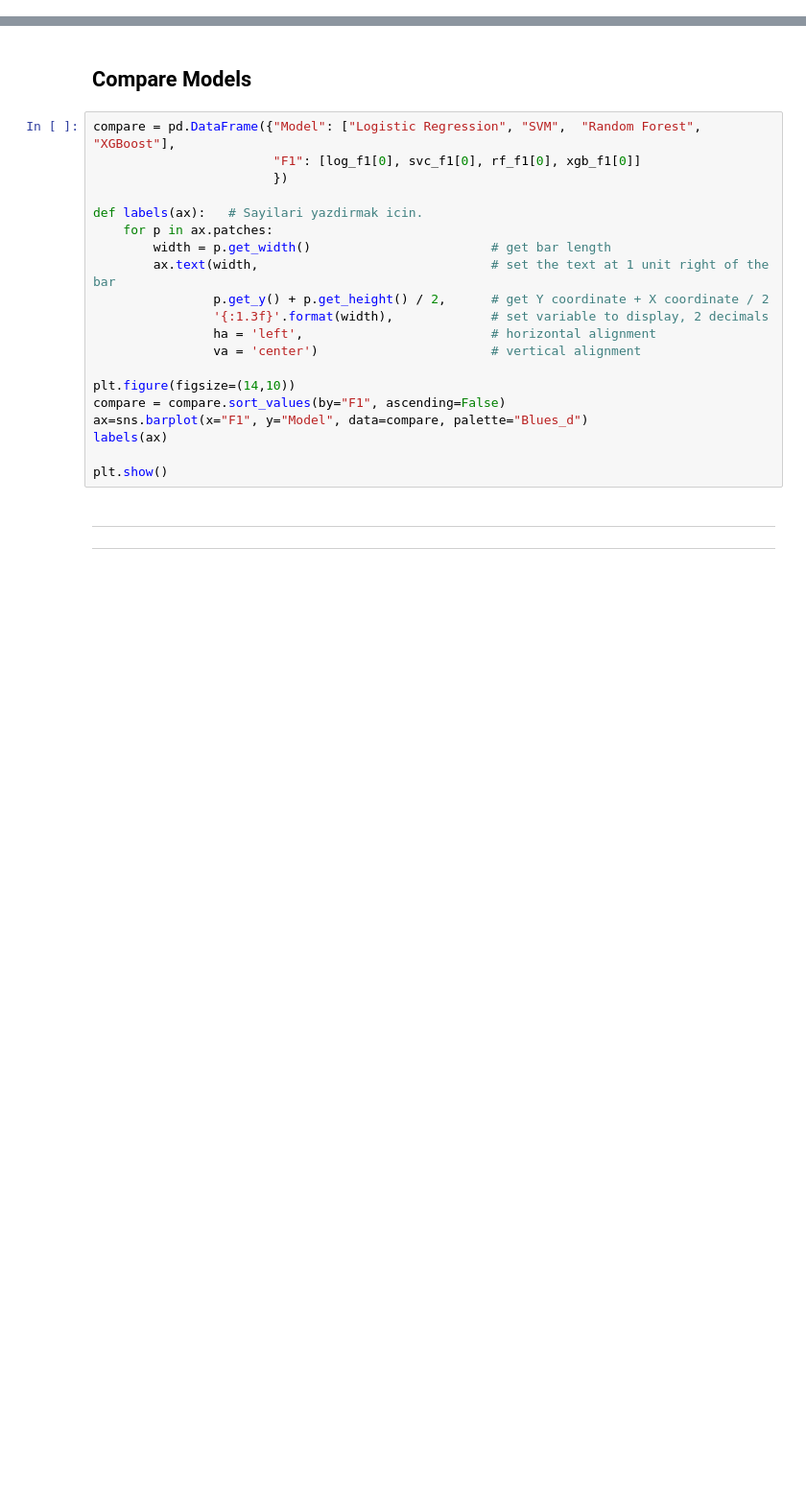
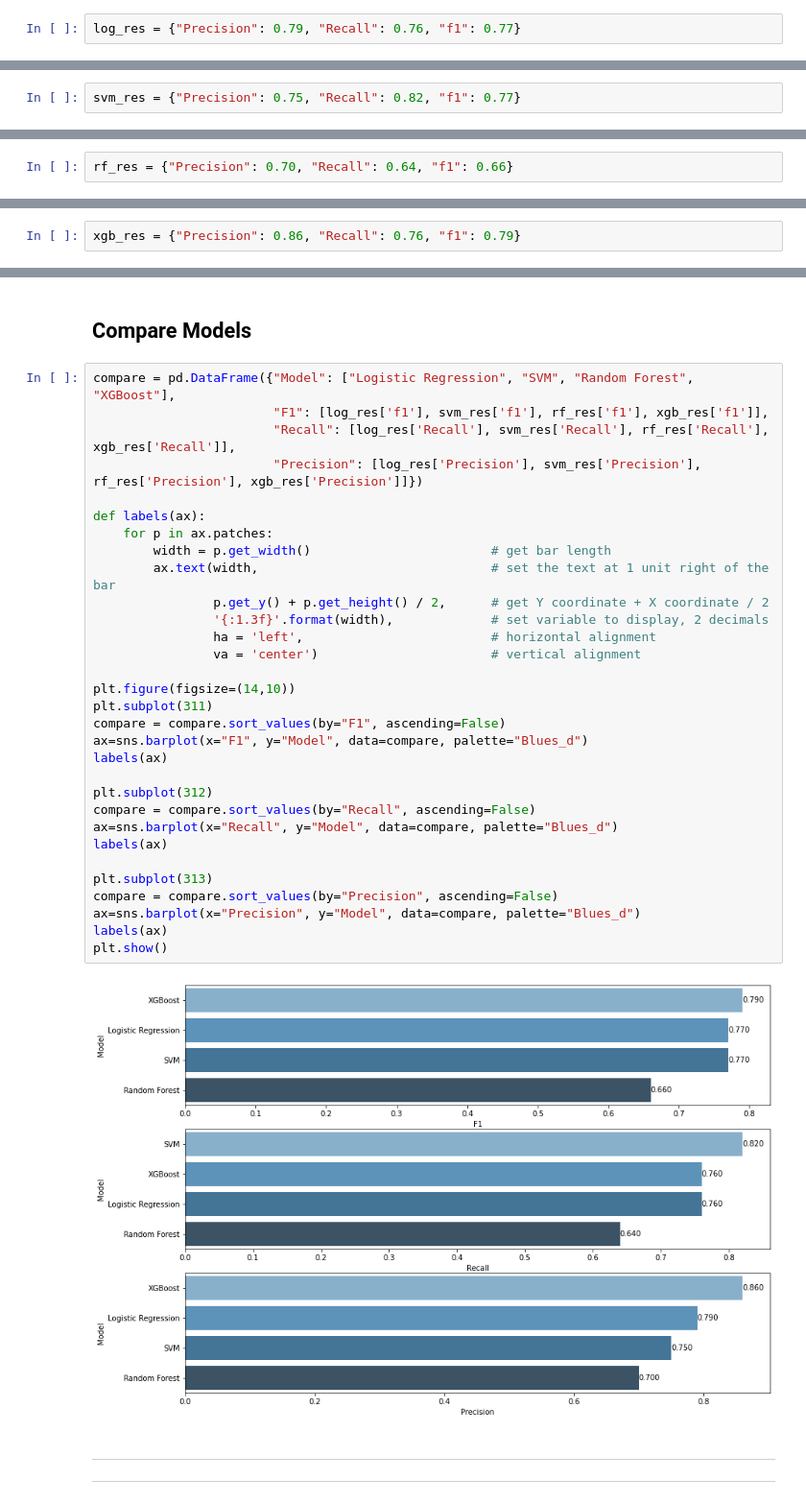
Before and after one commit to halit-vural/CW-Asg-HV-2022, a Jupyter notebook: CW-ML2-Pro2-Soldier_race_C9807-HV.ipynb, the cells around one changed output, grey strips where cells are left out. Shown at 96% size. Cells and saved outputs as stored; diff of their text form; blank space fills up the shorter version.

```diff
--- a/CW-ML2-Pro2-Soldier_race_C9807-HV.ipynb
+++ b/CW-ML2-Pro2-Soldier_race_C9807-HV.ipynb
@@ -434,6 +434,8 @@ Test_Set
     accuracy                           0.87      4615
    macro avg       0.81      0.79      0.80      4615
 weighted avg       0.87      0.87      0.87      4615
+# %%
+log_res = {"Precision": 0.79, "Recall": 0.76, "f1": 0.77}
 # %% [markdown]
 ## 2. SVC
 # %% [markdown]
@@ -517,6 +519,8 @@ Test_Set
     accuracy                           0.86      4615
    macro avg       0.79      0.87      0.82      4615
 weighted avg       0.90      0.86      0.87      4615
+# %%
+svm_res = {"Precision": 0.75, "Recall": 0.82, "f1": 0.77}
 # %% [markdown]
 Best parameters are:
 # %%
@@ -629,6 +634,8 @@ Test_Set
     accuracy                           0.99      4615
    macro avg       0.97      0.98      0.98      4615
 weighted avg       0.99      0.99      0.99      4615
+# %%
+rf_res = {"Precision": 0.70, "Recall": 0.64, "f1": 0.66}
 # %% [markdown]
 ## 4. XGBoost
 # %%
@@ -685,0 +735,2 @@ train_val(grid_model, X_train, y_train, X_test, y_test)
+# %%
+xgb_res = {"Precision": 0.86, "Recall": 0.76, "f1": 0.79}
@@ -686,25 +741,38 @@ train_val(grid_model, X_train, y_train, X_test, y_test)
 # %% [markdown]
 ## Compare Models
 # %%
-compare = pd.DataFrame({"Model": ["Logistic Regression", "SVM",  "Random Forest", "XGBoost"],
-                        "F1": [log_f1[0], svc_f1[0], rf_f1[0], xgb_f1[0]]
-                        })
+compare = pd.DataFrame({"Model": ["Logistic Regression", "SVM", "Random Forest", "XGBoost"],
+                        "F1": [log_res['f1'], svm_res['f1'], rf_res['f1'], xgb_res['f1']],
+                        "Recall": [log_res['Recall'], svm_res['Recall'], rf_res['Recall'], xgb_res['Recall']],
+                        "Precision": [log_res['Precision'], svm_res['Precision'], rf_res['Precision'], xgb_res['Precision']]})
 
-def labels(ax):   # Sayilari yazdirmak icin.
+def labels(ax):
     for p in ax.patches:
         width = p.get_width()                        # get bar length
         ax.text(width,                               # set the text at 1 unit right of the bar
                 p.get_y() + p.get_height() / 2,      # get Y coordinate + X coordinate / 2
                 '{:1.3f}'.format(width),             # set variable to display, 2 decimals
                 ha = 'left',                         # horizontal alignment
                 va = 'center')                       # vertical alignment
 
 plt.figure(figsize=(14,10))
+plt.subplot(311)
 compare = compare.sort_values(by="F1", ascending=False)
 ax=sns.barplot(x="F1", y="Model", data=compare, palette="Blues_d")
 labels(ax)
 
+plt.subplot(312)
+compare = compare.sort_values(by="Recall", ascending=False)
+ax=sns.barplot(x="Recall", y="Model", data=compare, palette="Blues_d")
+labels(ax)
+
+plt.subplot(313)
+compare = compare.sort_values(by="Precision", ascending=False)
+ax=sns.barplot(x="Precision", y="Model", data=compare, palette="Blues_d")
+labels(ax)
 plt.show()
+# %% [output]
+[figure, added]
 # %% [markdown]
 ---
 ---
```
Also changed, not shown: parts of 15 cells of this notebook.
